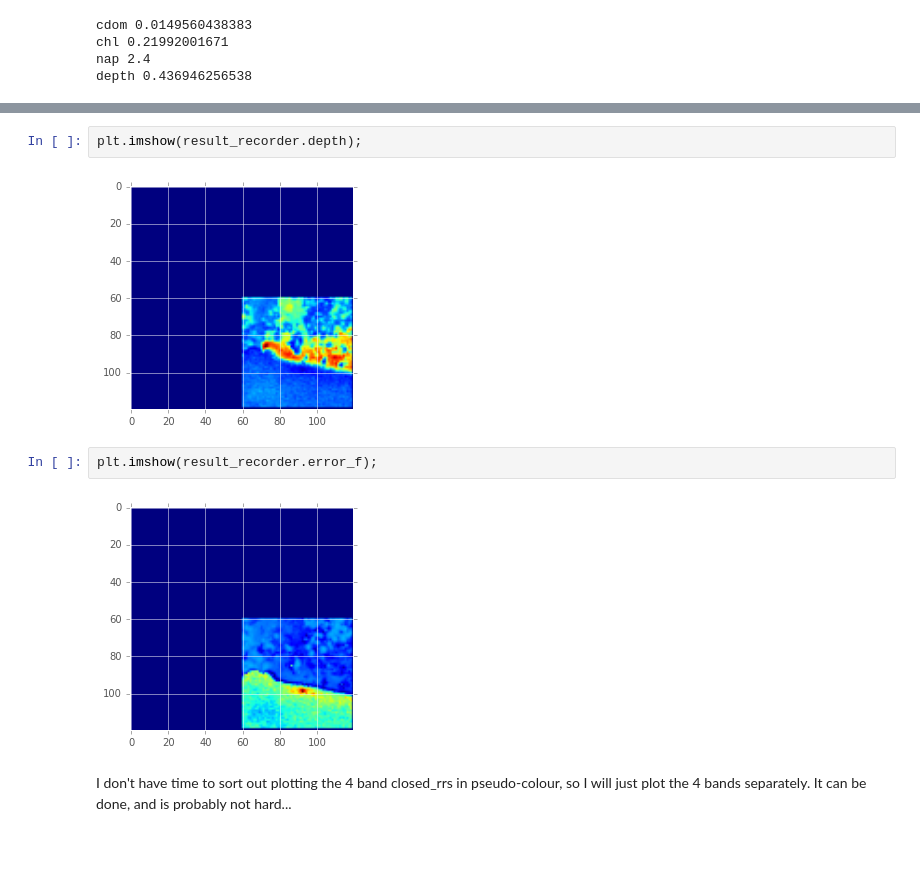
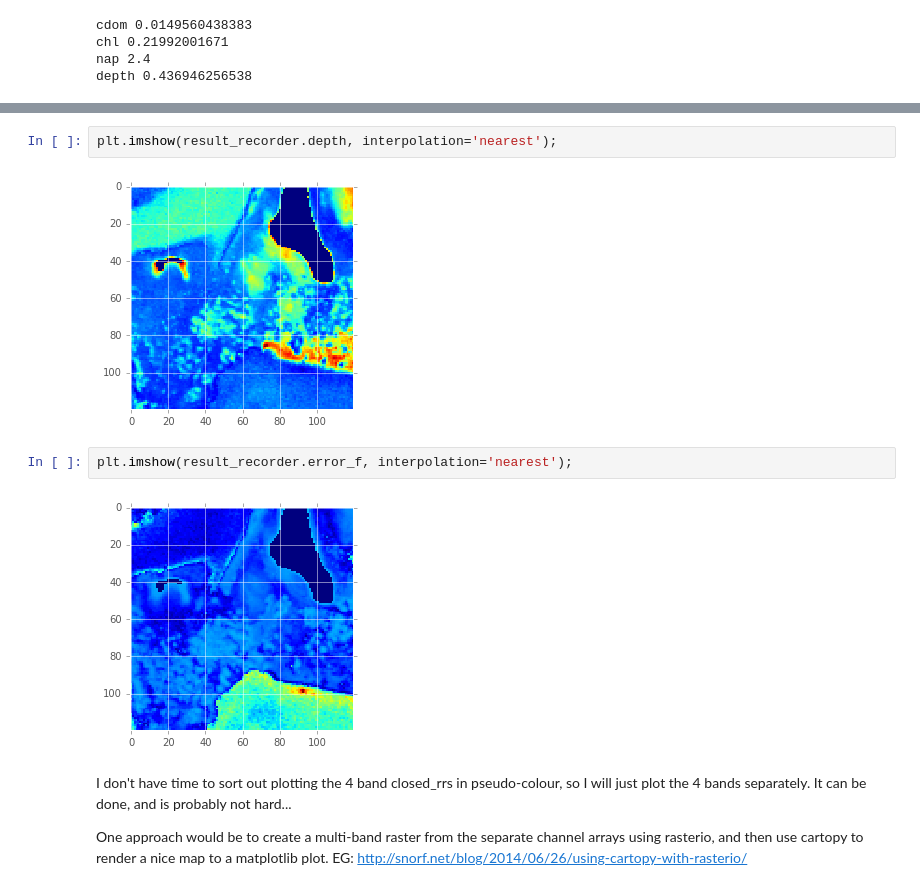
Before and after one commit to obarrilero/sambuca, a Jupyter notebook: reference/notebooks/New Sambuca.ipynb, the cells around one changed output, grey strips where cells are left out. Saved outputs shown, nothing was run; the diff lists cells and outputs as text; blank space fills up the shorter version.

Commit message:
updated New Sambuca notebook with results from a full 120x120 raster run

```diff
--- a/reference/notebooks/New Sambuca.ipynb
+++ b/reference/notebooks/New Sambuca.ipynb
@@ -456,11 +466,13 @@ plt.imshow(result_recorder.nap);
 # %%
-plt.imshow(result_recorder.depth);
+plt.imshow(result_recorder.depth, interpolation='nearest');
 # %% [output]
-[figure, old version]
+[figure, new version]
 # %%
-plt.imshow(result_recorder.error_f);
+plt.imshow(result_recorder.error_f, interpolation='nearest');
 # %% [output]
-[figure, old version]
+[figure, new version]
 # %% [markdown]
 I don't have time to sort out plotting the 4 band closed_rrs in pseudo-colour, so I will just plot the 4 bands separately. It can be done, and is probably not hard...
+
+One approach would be to create a multi-band raster from the separate channel arrays using rasterio, and then use cartopy to render a nice map to a matplotlib plot. EG: http://snorf.net/blog/2014/06/26/using-cartopy-with-rasterio/
 # %%
```
Also changed, not shown: parts of 29 cells of this notebook.
